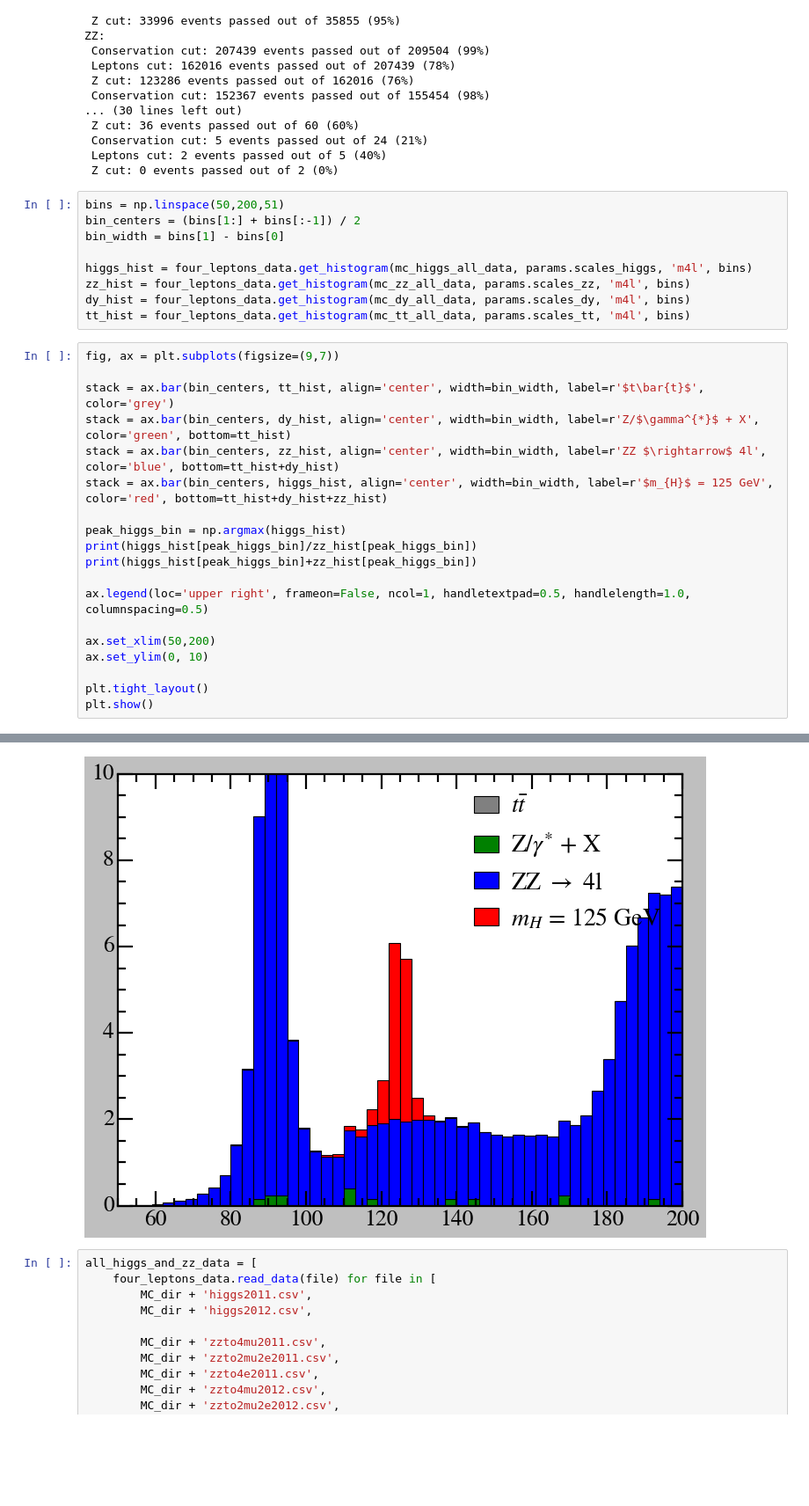
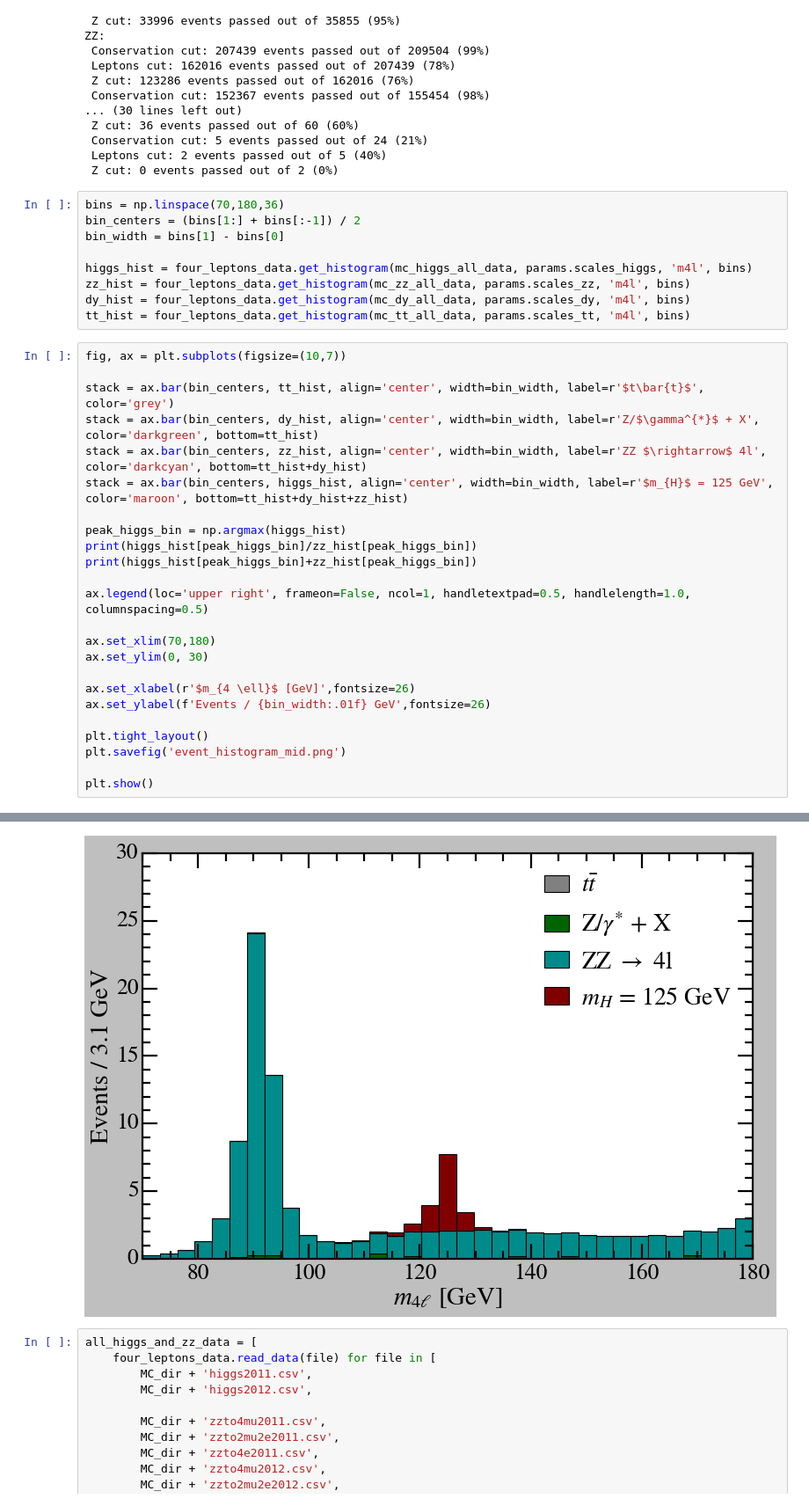
Before and after one commit to vinh-qtran/mit-jlab-sp25, a Jupyter notebook: higgs/analysis/analysis.ipynb, the cells around one changed output, grey strips where cells are left out. Shown at 88% size. Drawn from its saved outputs; the diff is of its cells as text; blank space fills up the shorter version.

Commit message:
Add higgs presentation

```diff
--- a/higgs/analysis/analysis.ipynb
+++ b/higgs/analysis/analysis.ipynb
@@ -128,7 +128,7 @@ ZZ:
  Leptons cut: 2 events passed out of 5 (40%)
  Z cut: 0 events passed out of 2 (0%)
 # %%
-bins = np.linspace(50,200,51)
+bins = np.linspace(70,180,36)
 bin_centers = (bins[1:] + bins[:-1]) / 2
 bin_width = bins[1] - bins[0]
 
@@ -137,12 +137,12 @@ zz_hist = four_leptons_data.get_histogram(mc_zz_all_data, params.scales_zz, 'm4l
 dy_hist = four_leptons_data.get_histogram(mc_dy_all_data, params.scales_dy, 'm4l', bins)
 tt_hist = four_leptons_data.get_histogram(mc_tt_all_data, params.scales_tt, 'm4l', bins)
 # %%
-fig, ax = plt.subplots(figsize=(9,7))
+fig, ax = plt.subplots(figsize=(10,7))
 
 stack = ax.bar(bin_centers, tt_hist, align='center', width=bin_width, label=r'$t\bar{t}$', color='grey')
-stack = ax.bar(bin_centers, dy_hist, align='center', width=bin_width, label=r'Z/$\gamma^{*}$ + X', color='green', bottom=tt_hist)
-stack = ax.bar(bin_centers, zz_hist, align='center', width=bin_width, label=r'ZZ $\rightarrow$ 4l', color='blue', bottom=tt_hist+dy_hist)
-stack = ax.bar(bin_centers, higgs_hist, align='center', width=bin_width, label=r'$m_{H}$ = 125 GeV', color='red', bottom=tt_hist+dy_hist+zz_hist)
+stack = ax.bar(bin_centers, dy_hist, align='center', width=bin_width, label=r'Z/$\gamma^{*}$ + X', color='darkgreen', bottom=tt_hist)
+stack = ax.bar(bin_centers, zz_hist, align='center', width=bin_width, label=r'ZZ $\rightarrow$ 4l', color='darkcyan', bottom=tt_hist+dy_hist)
+stack = ax.bar(bin_centers, higgs_hist, align='center', width=bin_width, label=r'$m_{H}$ = 125 GeV', color='maroon', bottom=tt_hist+dy_hist+zz_hist)
 
 peak_higgs_bin = np.argmax(higgs_hist)
 print(higgs_hist[peak_higgs_bin]/zz_hist[peak_higgs_bin])
@@ -150,9 +150,14 @@ print(higgs_hist[peak_higgs_bin]+zz_hist[peak_higgs_bin])
 
 ax.legend(loc='upper right', frameon=False, ncol=1, handletextpad=0.5, handlelength=1.0, columnspacing=0.5)
 
-ax.set_xlim(50,200)
-ax.set_ylim(0, 10)
+ax.set_xlim(70,180)
+ax.set_ylim(0, 30)
+
+ax.set_xlabel(r'$m_{4 \ell}$ [GeV]',fontsize=26)
+ax.set_ylabel(f'Events / {bin_width:.01f} GeV',fontsize=26)
 
 plt.tight_layout()
+plt.savefig('event_histogram_mid.png')
+
 plt.show()
 # %% [output]
@@ -161,4 +166,4 @@ plt.show()
-[figure, old version]
+[figure, new version]
 # %%
 all_higgs_and_zz_data = [
     four_leptons_data.read_data(file) for file in [
```
Also changed, not shown: parts of 9 cells of this notebook, 26 other files.
